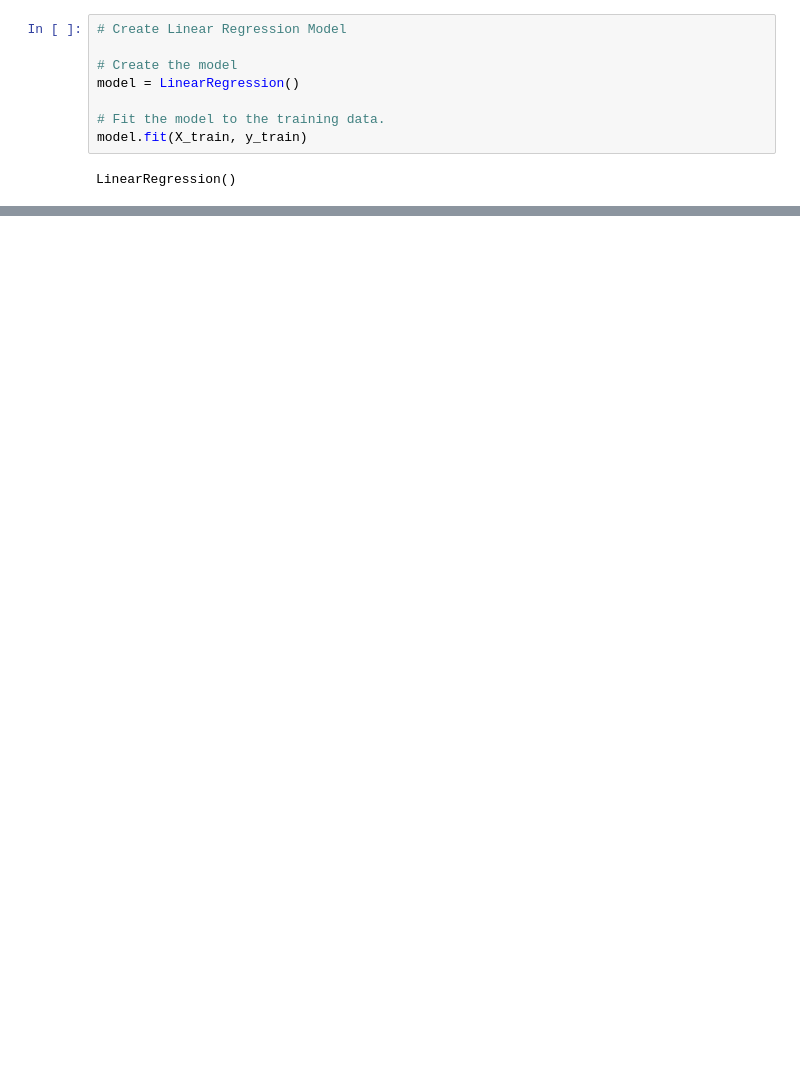
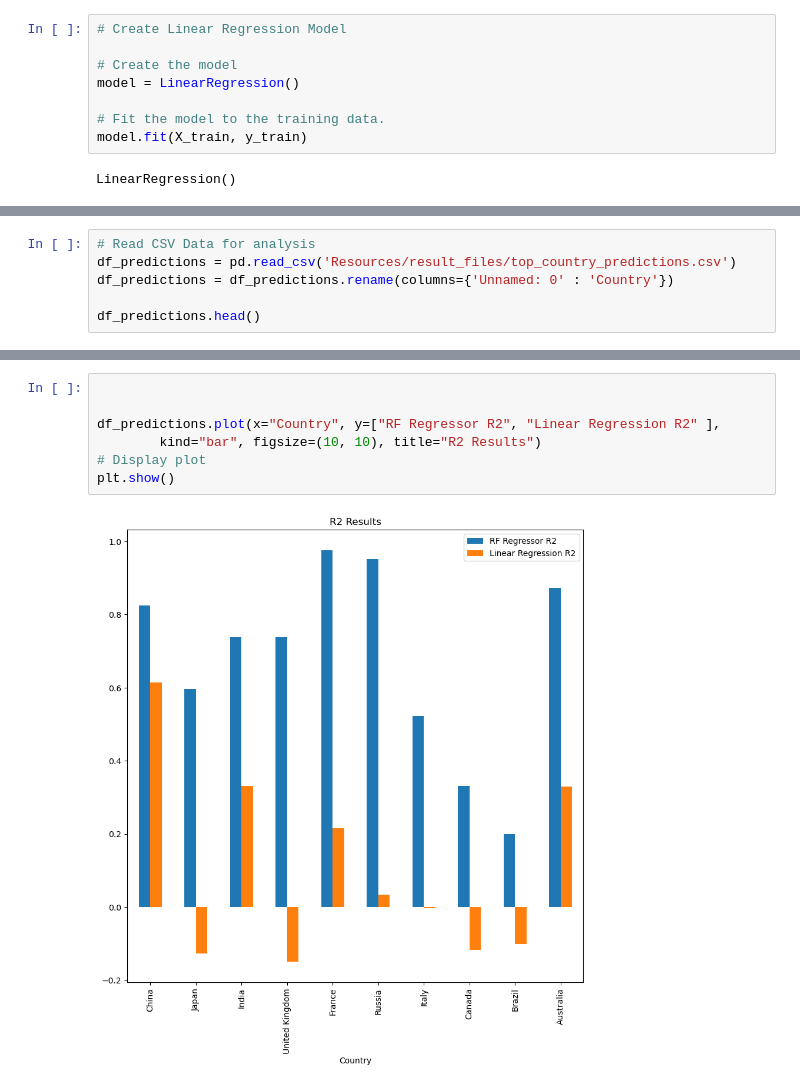
Before and after one commit to tbrown14611/Project_2, a Jupyter notebook: Step3_analyze_data.ipynb, the cells around one changed output, grey strips where cells are left out. Saved outputs shown, nothing was run; the diff lists cells and outputs as text; blank space fills up the shorter version.

```diff
--- a/Step3_analyze_data.ipynb
+++ b/Step3_analyze_data.ipynb
@@ -247,0 +251,6 @@ Testing Score (R2): 0.8245338662320714
+# %%
+# Read CSV Data for analysis
+df_predictions = pd.read_csv('Resources/result_files/top_country_predictions.csv')
+df_predictions = df_predictions.rename(columns={'Unnamed: 0' : 'Country'})
+
+df_predictions.head()
@@ -248,3 +264,12 @@ Testing Score (R2): 0.8245338662320714
+# %%
+
+
+df_predictions.plot(x="Country", y=["RF Regressor R2", "Linear Regression R2" ],
+		kind="bar", figsize=(10, 10), title="R2 Results")
+# Display plot
+plt.show()
+# %% [output]
+[figure, added]
 # %%
 # Calculate Duration
 end_time = datetime.now()
```
Also changed, not shown: parts of 16 cells of this notebook, 1 other file.
